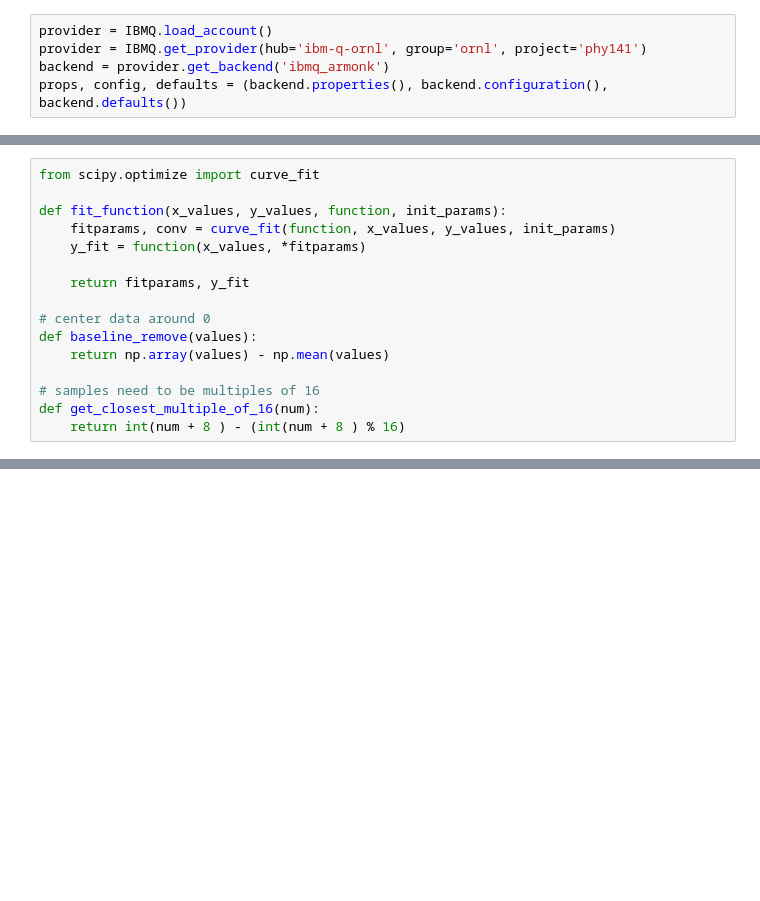
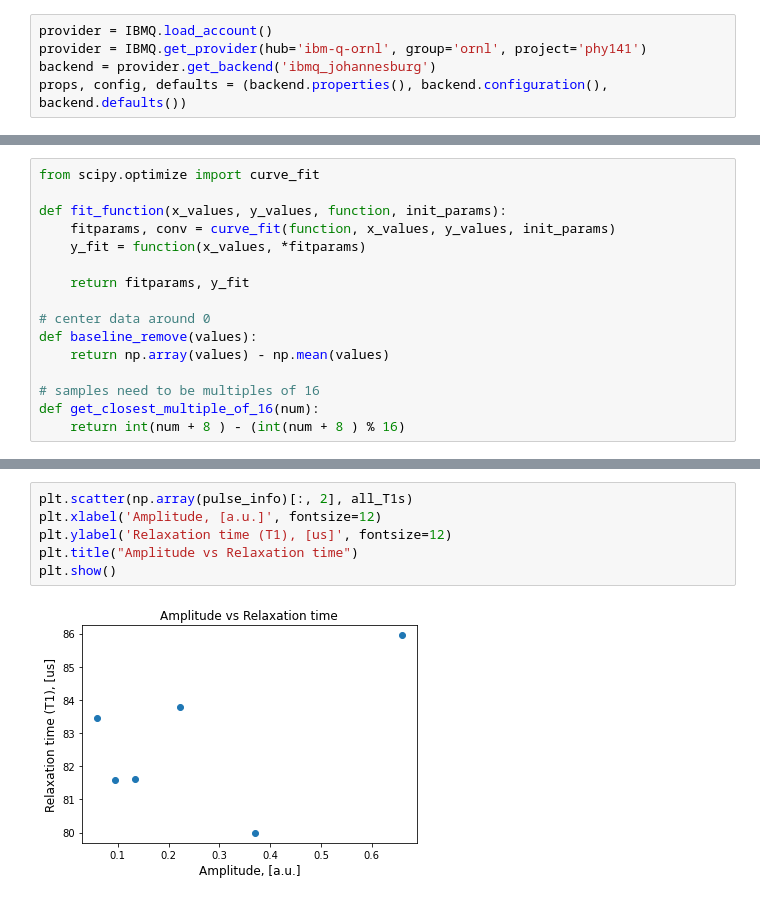
Before and after one commit to noahberthusen/Benewop-benchmarking, a Jupyter notebook: Amplitude_vs_T1.ipynb, the cells around one changed output, grey strips where cells are left out. Cells and saved outputs as stored; diff of their text form; blank space fills up the shorter version.

```diff
--- a/Amplitude_vs_T1.ipynb
+++ b/Amplitude_vs_T1.ipynb
@@ -16,5 +16,5 @@ from qiskit.providers.aer.pulse import PulseSystemModel
 # %%
 provider = IBMQ.load_account()
 provider = IBMQ.get_provider(hub='ibm-q-ornl', group='ornl', project='phy141')
-backend = provider.get_backend('ibmq_armonk')
+backend = provider.get_backend('ibmq_johannesburg')
 props, config, defaults = (backend.properties(), backend.configuration(), backend.defaults())
@@ -158,0 +179,8 @@ plt.scatter(np.array(pulse_info)[:, 2], all_T1s)
+# %%
+plt.scatter(np.array(pulse_info)[:, 2], all_T1s)
+plt.xlabel('Amplitude, [a.u.]', fontsize=12)
+plt.ylabel('Relaxation time (T1), [us]', fontsize=12)
+plt.title("Amplitude vs Relaxation time")
+plt.show()
+# %% [output]
+[figure, added]
```
Also changed, not shown: parts of 12 cells of this notebook, 2 other files.
